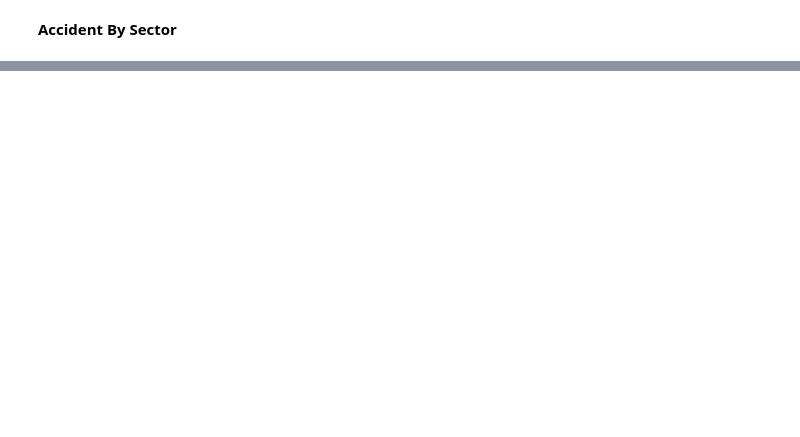
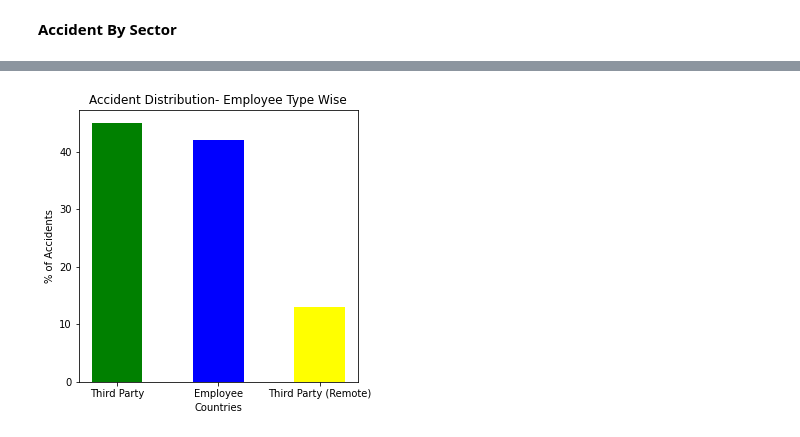
Before and after one commit to gauravpks/ml-repo, a Jupyter notebook: IndustrialSafetyDS/Industrial_Accident_Causal_Analysis.ipynb, the cells around one changed output, grey strips where cells are left out. Cells and saved outputs as stored; diff of their text form; code cells hidden in the pictures; blank space fills up the shorter version.

```diff
--- a/IndustrialSafetyDS/Industrial_Accident_Causal_Analysis.ipynb
+++ b/IndustrialSafetyDS/Industrial_Accident_Causal_Analysis.ipynb
@@ -209,0 +275,10 @@ plt.show()
+# %%
+emp_type_cnt = np.round(df['Employee Type'].value_counts(normalize=True) * 100)
+fig = plt.figure(figsize = (5, 5))
+plt.bar(emp_type_cnt.keys().values, emp_type_cnt.to_numpy(), color=[ 'green', 'blue', 'yellow'], width = 0.5)
+plt.xlabel("Countries")
+plt.ylabel("% of Accidents")
+plt.title("Accident Distribution- Employee Type Wise")
+plt.show()
+# %% [output]
+[figure, added]
```
Also changed, not shown: parts of 11 cells of this notebook.
